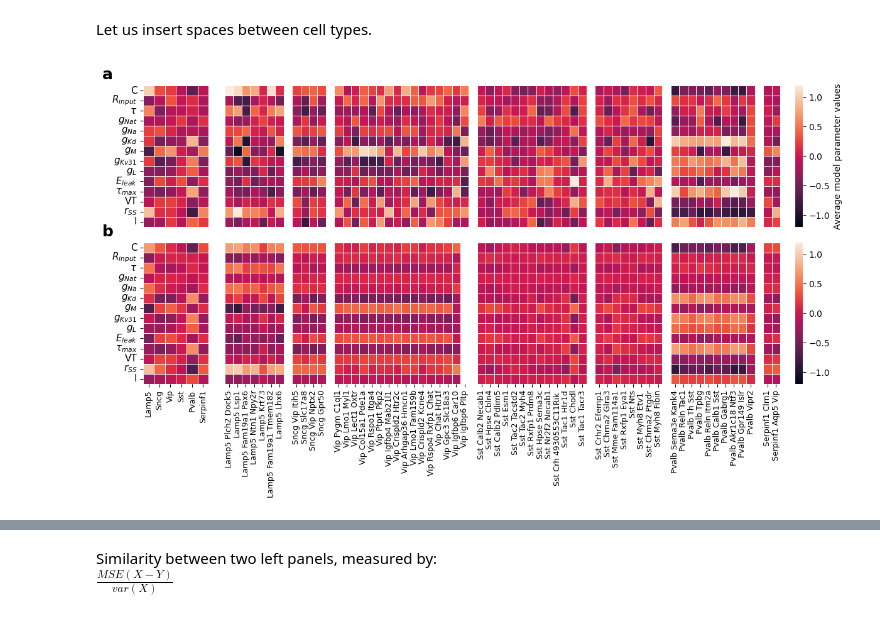
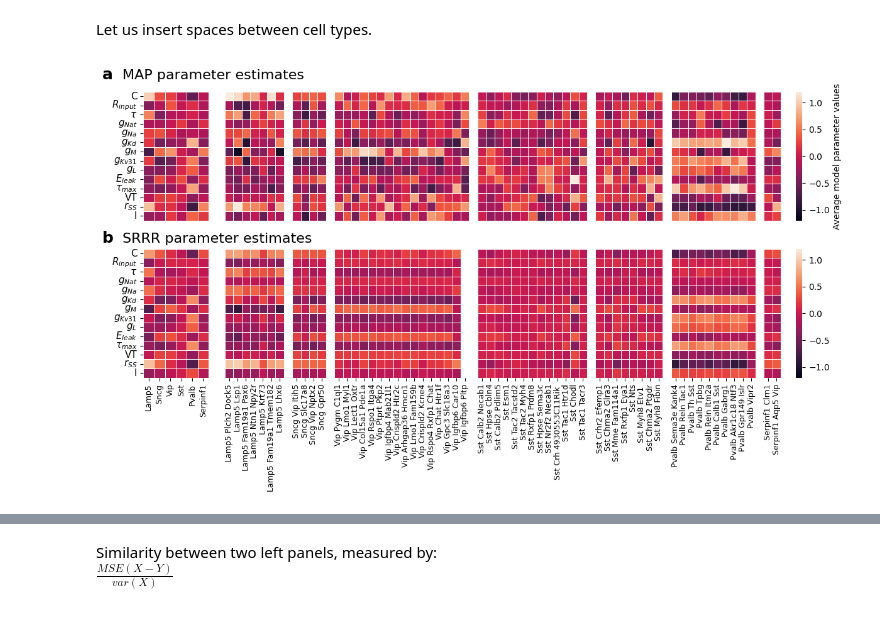
Before and after one commit to berenslab/hh_sbi, a Jupyter notebook: figures/V1/figure_6_and_7.ipynb, the cells around one changed output, grey strips where cells are left out. Cells and saved outputs as stored; diff of their text form; code cells hidden in the pictures.

Commit message:
final figure updates

```diff
--- a/figures/V1/figure_6_and_7.ipynb
+++ b/figures/V1/figure_6_and_7.ipynb
@@ -754,6 +754,19 @@ def create_figure_7(fig):
     ax_df_sRRR_ttype = plt.axes([0.15, 0, 0.85, 0.45])
 
     return ax_df_npen_fam, ax_df_npen_ttype, ax_df_sRRR_fam, ax_df_sRRR_ttype
+# %%
+def create_figure_7(fig):
+    if fig is None:
+        fig = plt.figure(figsize=(12, 5))
+    else:
+        fig = fig
+
+    ax_df_npen_fam = plt.axes([0.05, 0.5, 0.08, 0.41])
+    ax_df_npen_ttype = plt.axes([0.15, 0.5, 0.85, 0.41])
+    ax_df_sRRR_fam = plt.axes([0.05, 0, 0.08, 0.41])
+    ax_df_sRRR_ttype = plt.axes([0.15, 0, 0.85, 0.41])
+
+    return ax_df_npen_fam, ax_df_npen_ttype, ax_df_sRRR_fam, ax_df_sRRR_ttype
 # %% [markdown]
 Let us insert spaces between cell types.
 # %%
@@ -815,33 +828,35 @@ sns.heatmap(
 )
 sns.heatmap(
     df_ttype_sRRR_c,
     mask=mask,
     xticklabels=True,
     linewidth=0.5,
     yticklabels=[],
     vmin=-1.2,
     vmax=1.2,
     ax=ax_df_sRRR_ttype,
     cbar_kws={"anchor": (-0.2, 0.5)},
 )
 ax_df_sRRR_fam.set_xticklabels(
     ax_df_sRRR_fam.get_xticklabels(), fontsize=9, rotation=90
 )
 ax_df_sRRR_ttype.set_xticklabels(
     ax_df_sRRR_ttype.get_xticklabels(), fontsize=9, rotation=90
 )
 ax_df_sRRR_fam.set_yticks(
     [0.5, 1.5, 2.5, 3.5, 4.5, 5.5, 6.5, 7.5, 8.5, 9.5, 10.5, 11.5, 12.5, 13.5]
 )
 ax_df_sRRR_fam.set_yticklabels(model_param_names, fontsize=11)
 ax_df_sRRR_ttype.set_xticks(
     np.delete(ax_df_sRRR_ttype.get_xticks(), [7, 12, 29, 43, 52, 63])
 )
 
-fig.text(0, 0.97, "a", fontsize=18, fontweight="bold")
-fig.text(0, 0.47, "b", fontsize=18, fontweight="bold")
+fig.text(0, 0.95, "a", fontsize=18, fontweight="bold")
+fig.text(0.025, 0.95, "MAP parameter estimates", fontsize=16)#, fontweight="bold")
+fig.text(0, 0.43, "b", fontsize=18, fontweight="bold")
+fig.text(0.025, 0.43, "SRRR parameter estimates", fontsize=16)#, fontweight="bold")
 
 plt.savefig("figure_7_V1.png", bbox_inches="tight", pad_inches=0)
 plt.savefig("figure_7_V1.pdf", bbox_inches="tight", pad_inches=0)
 # %% [output]
-[figure, old version]
+[figure, new version]
```
Also changed, not shown: parts of 1 cell of this notebook, 1 other file.
